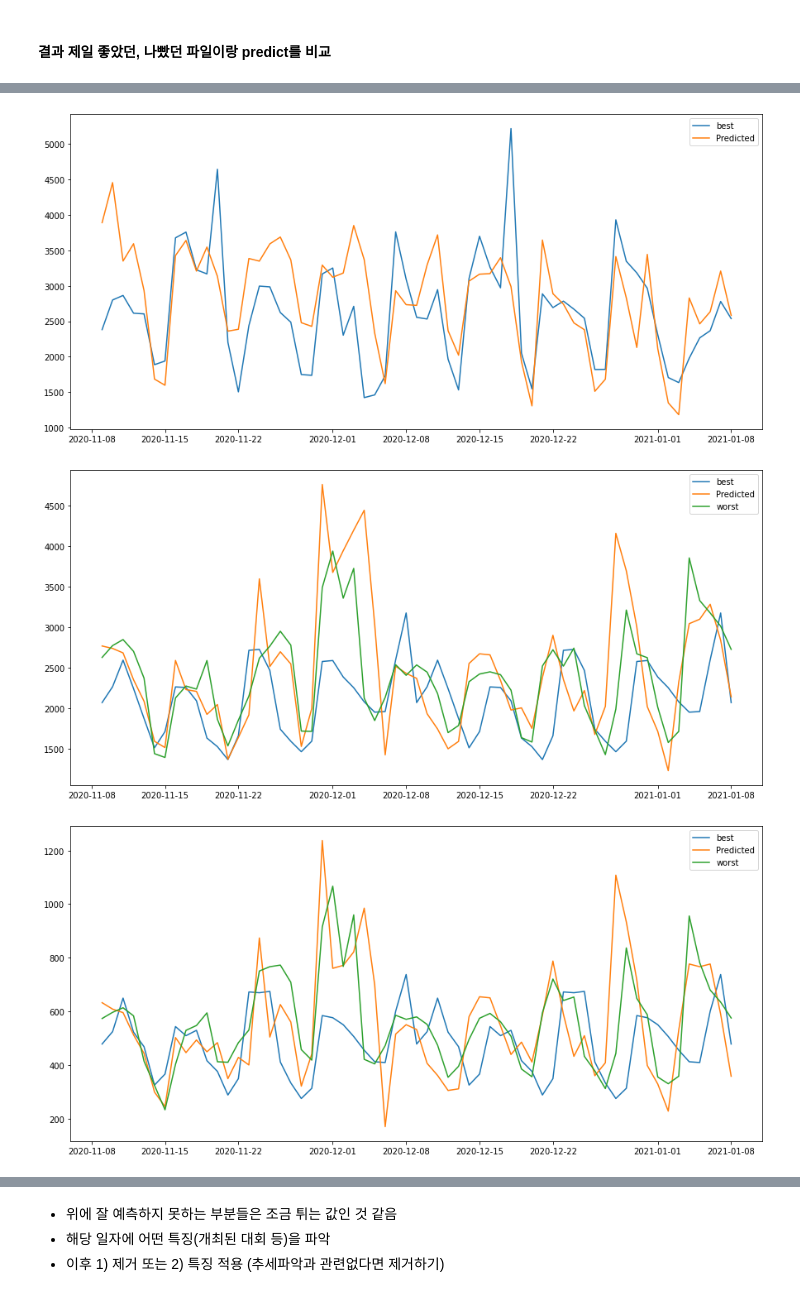
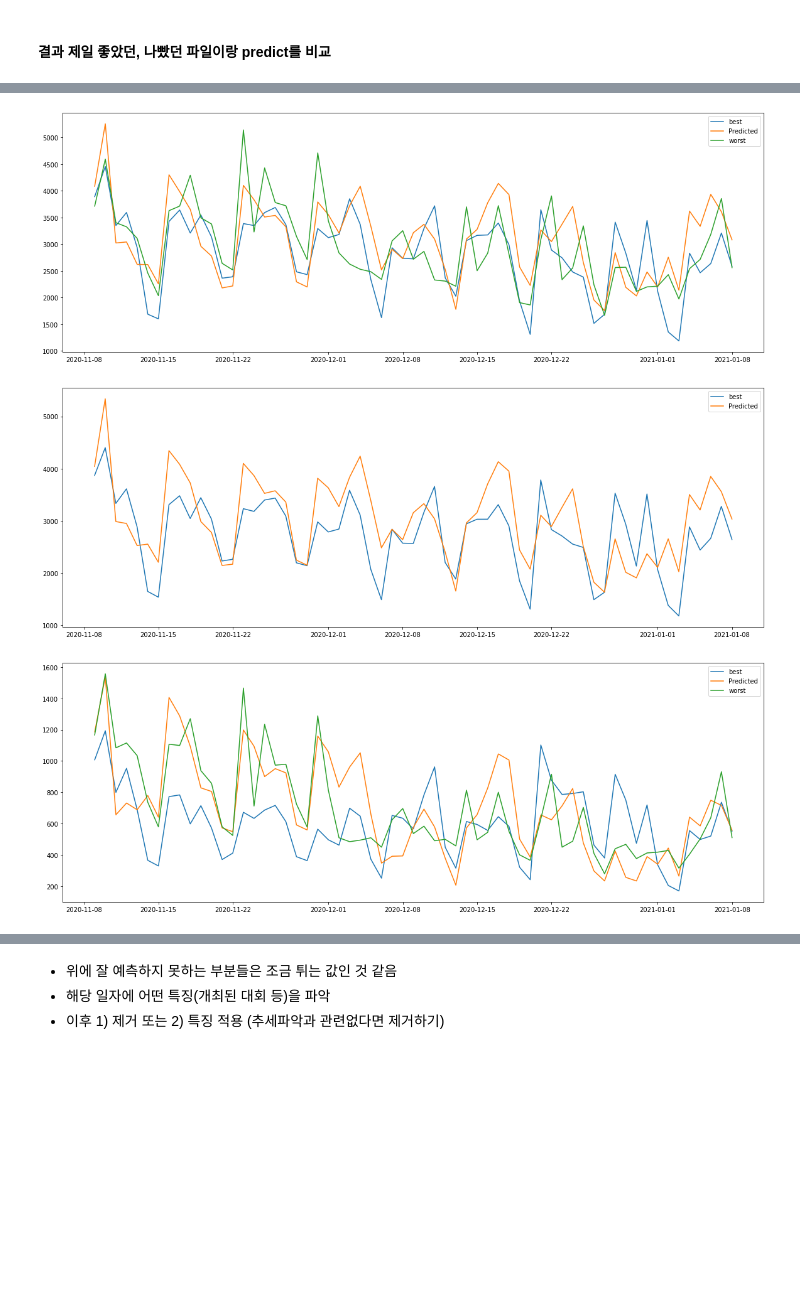
Before and after one commit to juhee3199/DACON_CUP, a Jupyter notebook: lstm_feature_추가.ipynb, the cells around one changed output, grey strips where cells are left out. Cells and saved outputs as stored; diff of their text form; code cells hidden in the pictures; blank space fills up the shorter version.

```diff
--- a/lstm_feature_추가.ipynb
+++ b/lstm_feature_추가.ipynb
@@ -256,7 +288,7 @@ from tensorflow.keras.models import Model
 optimizer = Adam, loss = mse, activation_function = 따로지정x
 # %%
 model = Sequential()
-model.add(LSTM(32, input_shape=(61, 53), return_sequences=True))  # (timestep, features)
+model.add(LSTM(32, input_shape=(61, 54), return_sequences=True))  # (timestep, features)
 model.add(LSTM(32, return_sequences=True))
 model.add(LSTM(32, return_sequences=True))
 # model.add(LSTM(32, return_sequences=True))
@@ -267,11 +299,9 @@ model.add(TimeDistributed(Dense(4)))
 model.summary()
 
 opt = keras.optimizers.Adam(learning_rate=0.01)
-model.compile(loss='mean_squared_error', optimizer=opt)
+model.compile(optimizer=opt, loss = 'mean_squared_error' )  # loss=tf.keras.losses.MeanSquaredError()
 
-model.fit(window_x, window_y, epochs=100, batch_size=50)
-
-# lstm2층 - epochs100, batch_size=10
+model.fit(window_x, window_y, epochs=100, batch_size=70)
 # %% [output]
 Model: "sequential_27"
 _________________________________________________________________
@@ -409,7 +439,9 @@ submission.to_csv('add 날짜feature.csv', index = False, encoding = 'euc-kr')
 # %% [markdown]
 #### 결과 제일 좋았던, 나빴던 파일이랑 predict를 비교
+# %%
+path2 = "/content/drive/MyDrive/Colab Notebooks/DACONCUP 주희"
 # %%
-best = pd.read_csv('61 lstm3.csv', encoding = 'euc-kr')
+best = pd.read_csv(path2 + '/submit/add 날짜feature.csv', encoding = 'euc-kr')
 best.set_index('DateTime', inplace = True)
 best.index = pd.to_datetime(best.index)
 best.head()
@@ -424,5 +456,6 @@ best.head()
 # %%
-worst = pd.read_csv('feature 추가 인코딩x.csv', encoding = 'euc-kr')
+worst = pd.read_csv('feature 추가2.csv', encoding = 'euc-kr')
+# worst = pd.read_csv(path2 + '/submit/lstm5 e150 b10.csv', encoding = 'euc-kr')
 worst.set_index('DateTime', inplace = True)
 worst.index = pd.to_datetime(best.index)
 #worst.head()
@@ -435,34 +466,34 @@ KeyError: ignored
 # %%
 # plot expected vs preducted
 
 
-plt.figure(figsize = (15,7))
+plt.figure(figsize = (20,7))
 pyplot.plot(best['사용자'], label='best')
 pyplot.plot(submission['사용자'], label='Predicted')
-# pyplot.plot(worst['사용자'], label = 'worst')
+pyplot.plot(worst['사용자'], label = 'worst')
 pyplot.legend()
 pyplot.show()
 # %% [output]
-[figure, old version]
+[figure, new version]
 # %%
 
-plt.figure(figsize = (15,7))
+plt.figure(figsize = (20,7))
 pyplot.plot(best['세션'], label='best')
 pyplot.plot(submission['세션'], label='Predicted')
-pyplot.plot(worst['세션'], label = 'worst')
+# pyplot.plot(worst['세션'], label = 'worst')
 pyplot.legend()
 pyplot.show()
 # %% [output]
-[figure, old version]
+[figure, new version]
 # %%
 
-plt.figure(figsize = (15,7))
+plt.figure(figsize = (20,7))
 pyplot.plot(best['신규방문자'], label='best')
 pyplot.plot(submission['신규방문자'], label='Predicted')
 pyplot.plot(worst['신규방문자'], label = 'worst')
 pyplot.legend()
 pyplot.show()
 # %% [output]
-[figure, old version]
+[figure, new version]
 # %%
 
```
Also changed, not shown: parts of 39 cells of this notebook.
